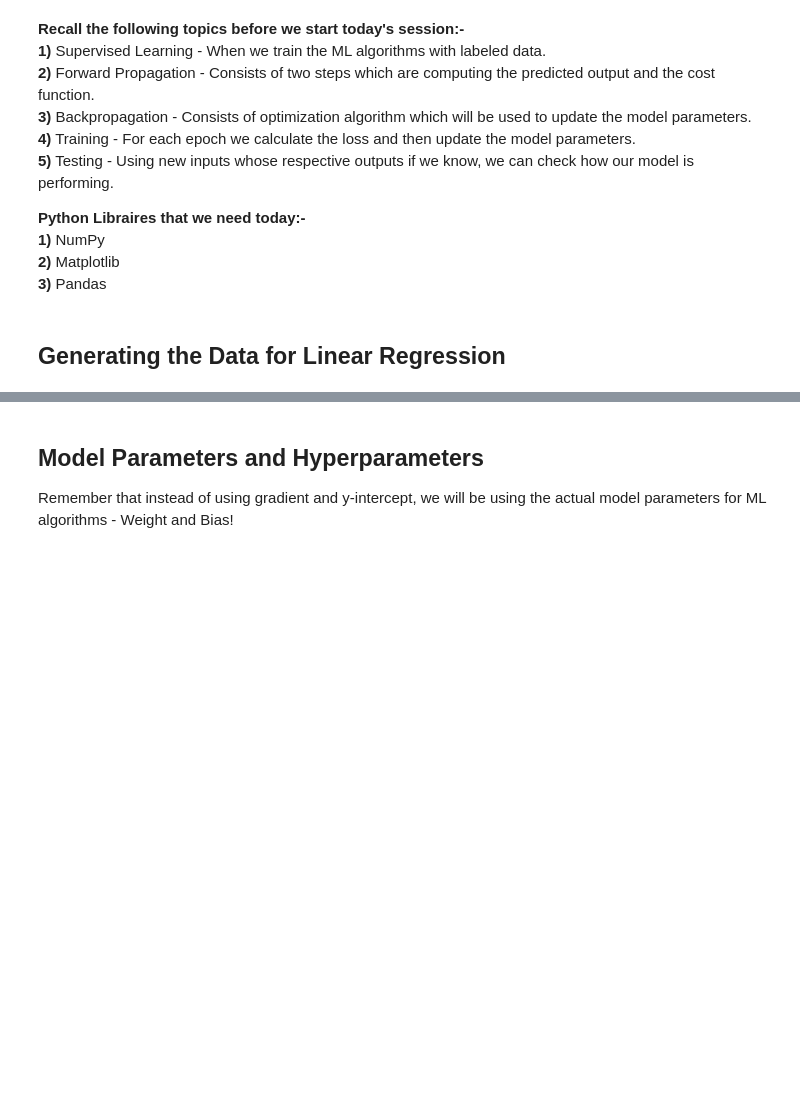
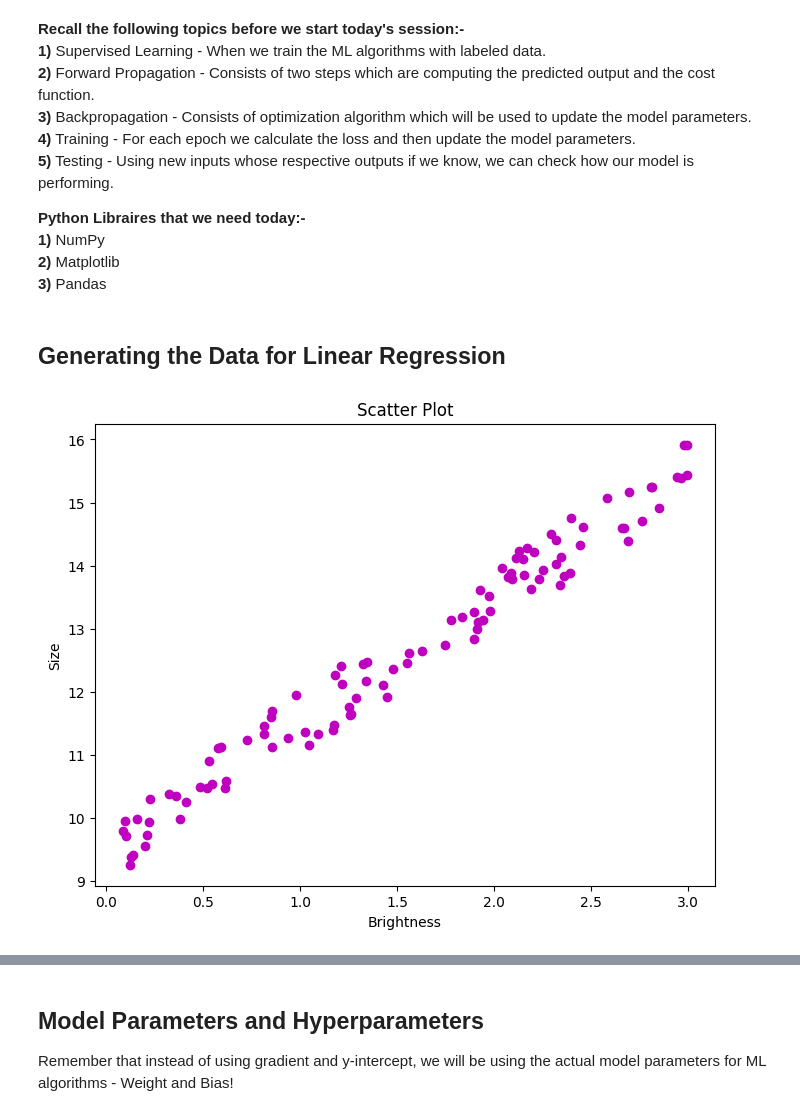
Before and after one commit to MauricioRPF/Spartificial_ML, a Jupyter notebook: W3S3.ipynb, the cells around one changed output, grey strips where cells are left out. Cells and saved outputs as stored; diff of their text form; code cells hidden in the pictures; blank space fills up the shorter version.

```diff
--- a/W3S3.ipynb
+++ b/W3S3.ipynb
@@ -30,18 +32,29 @@ import numpy as np
 # %%
 # Use seed value of 100 so that everyone gets the same output!
 
 
 # Generating Randomized dataset --> X_train and y_train
 '''
 X_train = 3*random numbers between 0 and 1 of shape (100, 1)
 y_train = 9 + 2*X_train + noise, where noise is a random number between 0 and 1 and its shape is (100, 1)
 The noise will allow to have some randomness in output instead of it simply being in a straight line
 
 Our goal of this session is to train ML model --> Linear Regression to predict the values of 9 and 2 in y_train
 In reality, we don't have y_train formula. Hence, we make ML model to predict what should be the formula!
 '''
-
+x_train = np.random.random((100,1))*3
+noise = np.random.random((100,1))
+y_train = 9 + 2*x_train + noise
 
 # Scatter plot --> Figsize is (8,6), Xlabel is brightness, ylabel is Size, add title
+
+plt.figure(figsize=(8,6))
+plt.scatter(x_train,y_train,color='m')
+plt.title('Scatter Plot')
+plt.xlabel('Brightness')
+plt.y label('Size')
+plt.show()
+# %% [output]
+[figure, added]
 # %%
 # Print first 5 values in X_train and y_train
```
Also changed, not shown: parts of 6 cells of this notebook.
